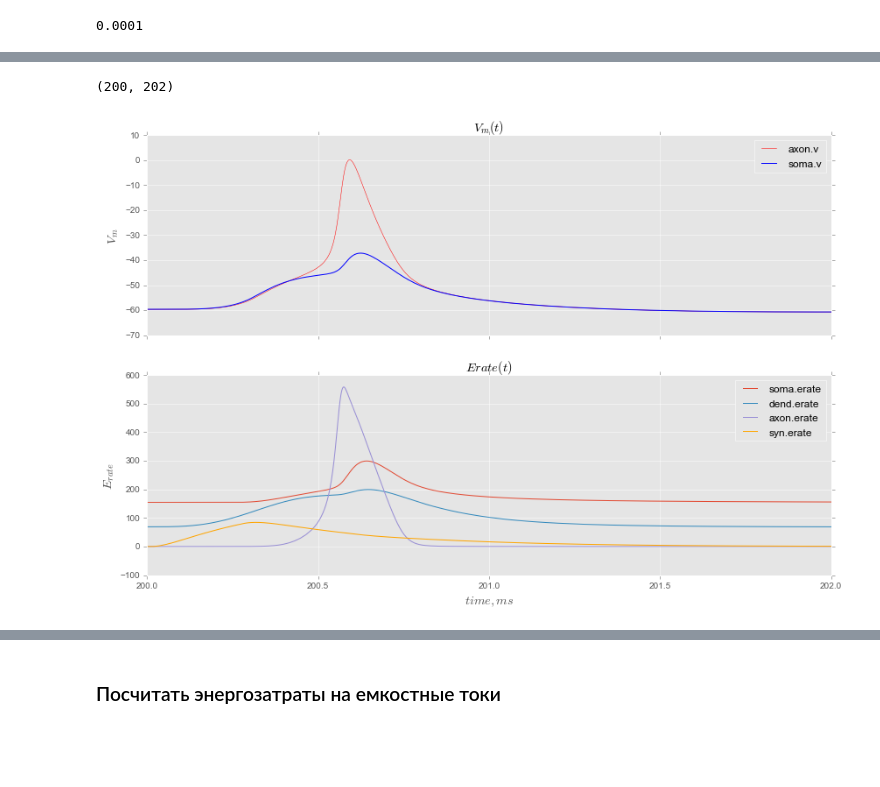
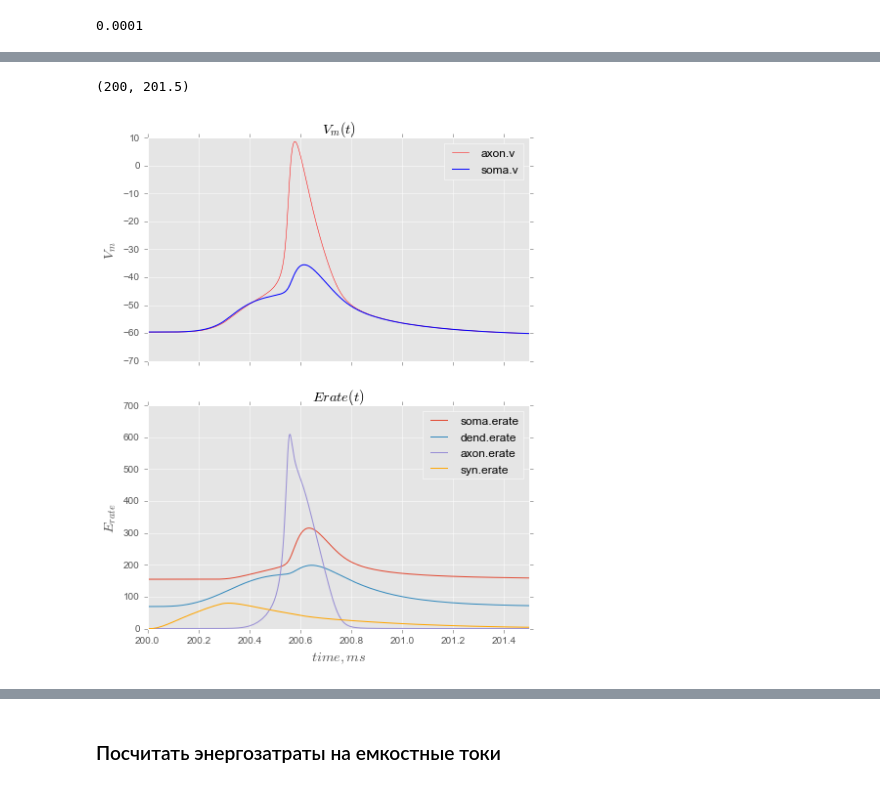
Before and after one commit to Maliboue/Energy_use_by_Octopus_neurons, a Jupyter notebook: Spenser12_model/iSpencer-energy-o.ipynb, the cells around one changed output, grey strips where cells are left out. Drawn from its saved outputs; the diff is of its cells as text; code cells hidden in the pictures; blank space fills up the shorter version.

Commit message:
ordered notebooks for the paper

```diff
--- a/Spenser12_model/iSpencer-energy-o.ipynb
+++ b/Spenser12_model/iSpencer-energy-o.ipynb
@@ -170,7 +180,7 @@ afib.number = 1 # number of spikes
 afib.noise = 0.0 # no randomness so far
 # Использовать .noise для иммитации спонтанной активности ВСН?
 # %%
-Nsyn_per_dend = 17
+# Nsyn_per_dend = 16
 gsyn1 = 2e-3 # 2nS -> microsiemens
 gsyn_sup = 30e-3 # 2nS -> microsiemens
 
@@ -199,5 +201,5 @@ print a, '\n', b, '\n', c
 # %%
-def add_synapses(order='ordered'):
+def add_synapses(Nsyn_per_dend, order='ordered'):
     synapses = []
     step = fulldelay/Nsyn_per_dend # this is the TIME step
     for d in dendrites:
@@ -353,3 +447,5 @@ h.cvode.atol(1e-4)
 # %%
-# traj, h_klt, cape = go(s) #-> нет ПД
-traj, h_klt, cape = go(add_synapses()) # -> ПД
+# traj, h_klt_kht_na_lk, cape = go(s) #-> нет ПД
+traj, h_klt_kht_na_lk, cape = go(add_synapses(16)) # -> ПД
+# %%
+rcParams['lines.linewidth'] = 0.7
@@ -356,6 +459,6 @@ traj, h_klt, cape = go(add_synapses()) # -> ПД
 # %%
 plot_traj(traj)
-xlim(200,202)
+xlim(200,201.5)
 # %% [output]
-(200, 202)
+(200, 201.5)
-[figure, old version]
+[figure, new version]
```
Also changed, not shown: parts of 34 cells of this notebook, 23 other files.
